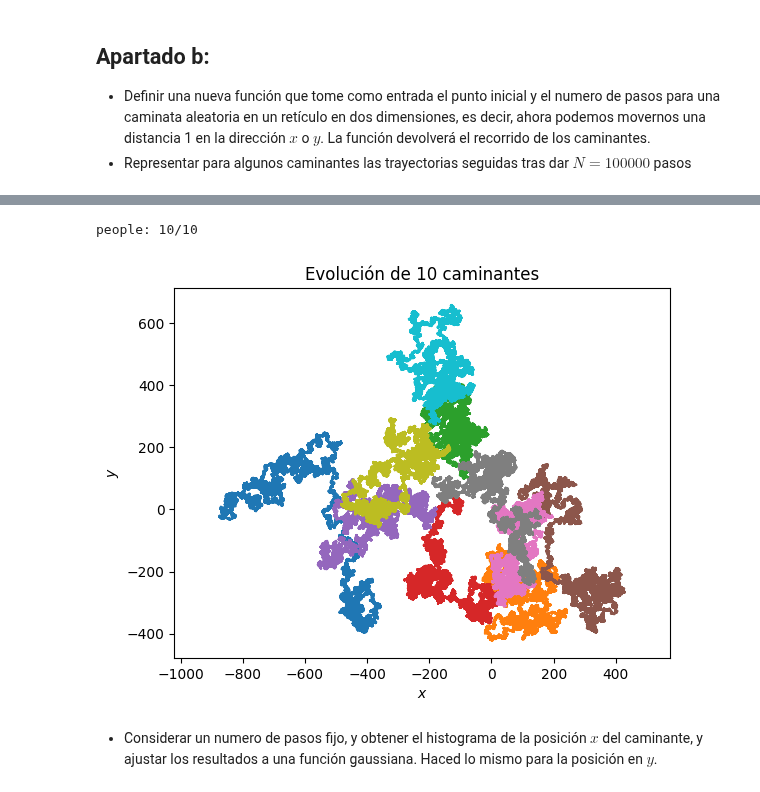
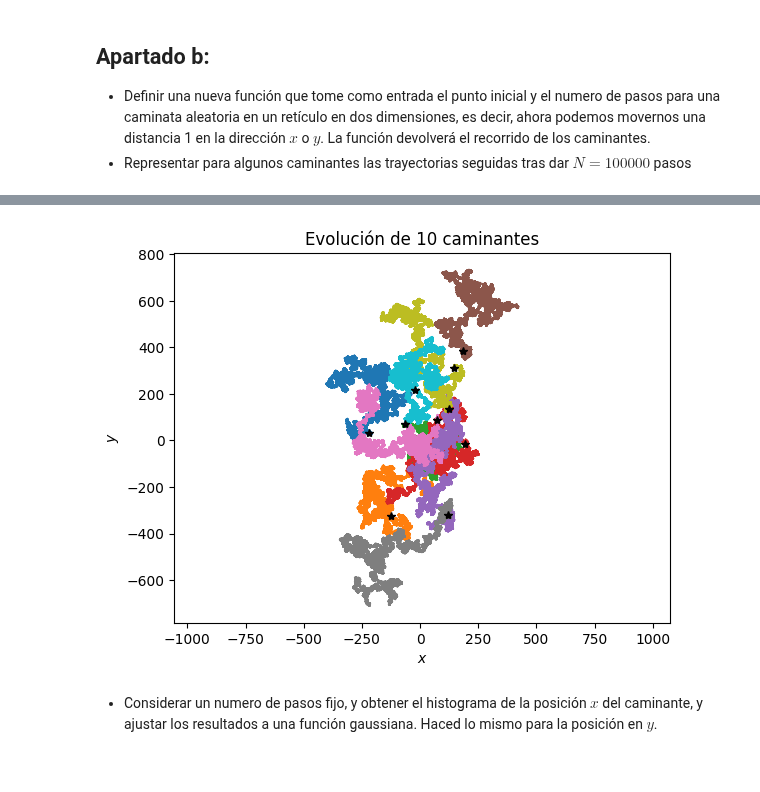
Before and after one commit to guillediaaazz/fiscomp-practices, a Jupyter notebook: P3/Reset_RW-enunciados.ipynb, the cells around one changed output, grey strips where cells are left out. Cells and saved outputs as stored; diff of their text form; code cells hidden in the pictures.

```diff
--- a/P3/Reset_RW-enunciados.ipynb
+++ b/P3/Reset_RW-enunciados.ipynb
@@ -31,10 +32,10 @@ def randomStep(moves: ndarray, pos: int) -> ndarray:
 
 def randomWalk1D(people: int, steps: int) -> ndarray:
     moves = zeros([people, steps], int)
-    for i in range(steps-1):
+    for i in trange(steps-1, desc='pasos'):
         moves = randomStep(moves, i)
-        print(f'step: {i}/{steps}', end='\r')   # indica el progreso. TODO (MQ): usar tqdm
-    print('steps completed')
+    #     print(f"step: {i+1}/{steps} || procesando {' '*10}", end='\r')   # indica el progreso. TODO (MQ): usar tqdm
+    # print(f"step: {steps}/{steps} || completado {' '*10}", end='\r')   # indica el progreso. TODO (MQ): usar tqdm
     return moves
 
 def plotWalk(moves: ndarray, people: int = 5):
@@ -86,0 +80,7 @@ steps completed
+# %%
+steps = 10000
+people = 1000
+moves = randomWalk1D(people, steps)
+plotWalk(moves)
+step = 2000
+histSteps1D(moves[:,step-1], meanGuess=step**0.5)
@@ -122,7 +125,7 @@ amp, expn = fitStd(moves, steps)
 - Definir una nueva función que tome como entrada el punto inicial y el numero de pasos para una caminata aleatoria en un retículo en dos dimensiones, es decir, ahora podemos movernos una distancia 1 en la dirección $x$ o $y$. La función devolverá el recorrido de los caminantes.
 - Representar para algunos caminantes las trayectorias seguidas tras dar $N=100000$ pasos
 # %%
-def randomWalk2D(x0, y0, steps) -> tuple[ndarray, ndarray]:
+def randomWalk2DSingle(x0, y0, steps) -> tuple[ndarray, ndarray]:
     x = zeros([steps], int)
     x[0] = x0
     y = zeros([steps], int)
@@ -136,27 +139,25 @@ def randomWalk2D(x0, y0, steps) -> tuple[ndarray, ndarray]:
             y[i+1] = y[i] + (-1)**randint(0,2)
     return x, y
 
-def randomWalk2DRepeat(x0, y0, steps) -> ndarray: # this is a terrible name
+def randomWalk2D(x0, y0, steps) -> ndarray: # this is a terrible name
     people = x0.size
-    # initPos = zeros([people,2], int)
-    # for i in range(people):
-    #     initPos[i,0] = x0[i]
-    #     initPos[i,1] = y0[i]
-
     moves = zeros([people,2,steps])
-    for i in range(people):
-        x, y = randomWalk2D(x0[i], y0[i], steps)
+    for i in trange(people, desc='caminantes'):
+        x, y = randomWalk2DSingle(x0[i], y0[i], steps)
         moves[i,0,:] = x
         moves[i,1,:] = y
-        print(f'people: {i+1}/{people}', end='\r')
     return moves
 
 def plotWalk2D(moves):
-    for i in range(moves.shape[0]):
+    people = moves.shape[0]
+    for i in range(people):
         plot(moves[i,0,:],moves[i,1,:])
+
+    for i in range(people): # en otro bucle para que queden por encima de los caminos
+        plot(moves[i,0,0], moves[i,1,0], 'k*')
     xlabel('$x$')
     ylabel('$y$')
-    title(f'Evolución de {moves.shape[0]} caminantes')
+    title(f"Evolución de {people} caminante{'s'*bool(people-1)}")   # añade el plural automáticamente (completamente innecesario, pero está guay)
     axis('equal')
     show()
 
@@ -175,11 +168,10 @@ show()
 # %%
 steps = 100000
 x0, y0 = randomPosInit(10, 400)
-moves = randomWalk2DRepeat(x0, y0, steps)
+moves = randomWalk2D(x0, y0, steps)
 
 plotWalk2D(moves)
 # %% [output]
-people: 10/10
-[figure, old version]
+[figure, new version]
 # %% [markdown]
 - Considerar un numero de pasos fijo, y obtener el histograma de la posición $x$ del caminante, y ajustar los resultados a una función gaussiana. Haced lo mismo para la posición en $y$.
```
Also changed, not shown: parts of 8 cells of this notebook.
